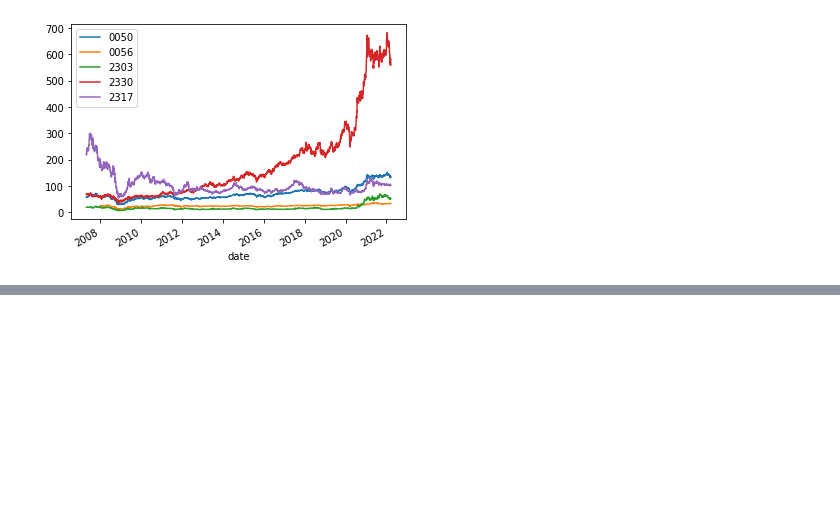
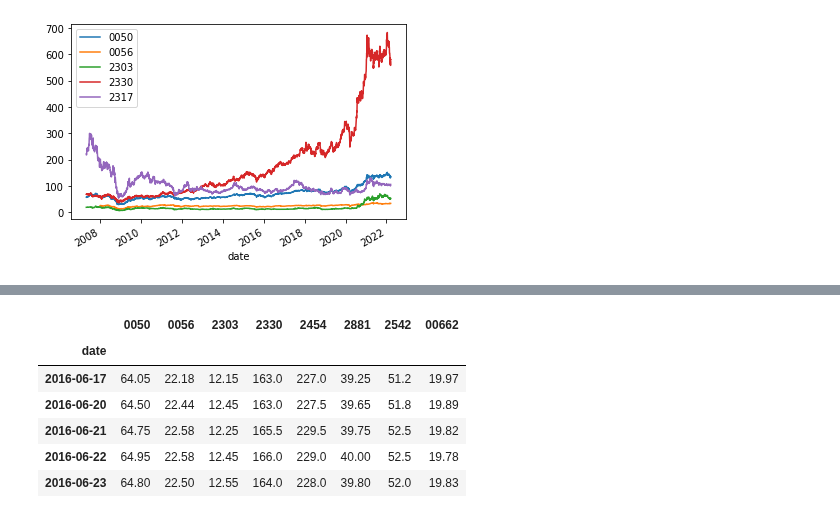
Before and after one commit to tewei0328/teach-visulization, a Jupyter notebook: viz1_datareader_finlab.ipynb, the cells around one changed output, grey strips where cells are left out. Drawn from its saved outputs; the diff is of its cells as text; code cells hidden in the pictures; blank space fills up the shorter version.

```diff
--- a/viz1_datareader_finlab.ipynb
+++ b/viz1_datareader_finlab.ipynb
@@ -46,0 +66,10 @@ df[['0050','0056','2303','2330','2317']].plot()
+# %%
+df1.head()
+# %% [output]
+|  | 0050 | 0056 | 2303 | 2330 | 2454 | 2881 | 2542 | 00662 |
+| date |  |  |  |  |  |  |  |  |
+| 2016-06-17 | 64.05 | 22.18 | 12.15 | 163.0 | 227.0 | 39.25 | 51.2 | 19.97 |
+| 2016-06-20 | 64.50 | 22.44 | 12.45 | 163.0 | 227.5 | 39.65 | 51.8 | 19.89 |
+| 2016-06-21 | 64.75 | 22.58 | 12.25 | 165.5 | 229.5 | 39.75 | 52.5 | 19.82 |
+| 2016-06-22 | 64.95 | 22.58 | 12.45 | 166.0 | 229.0 | 40.00 | 52.5 | 19.78 |
+| 2016-06-23 | 64.80 | 22.50 | 12.55 | 164.0 | 228.0 | 39.80 | 52.0 | 19.83 |
```
Also changed, not shown: parts of 12 cells of this notebook.
